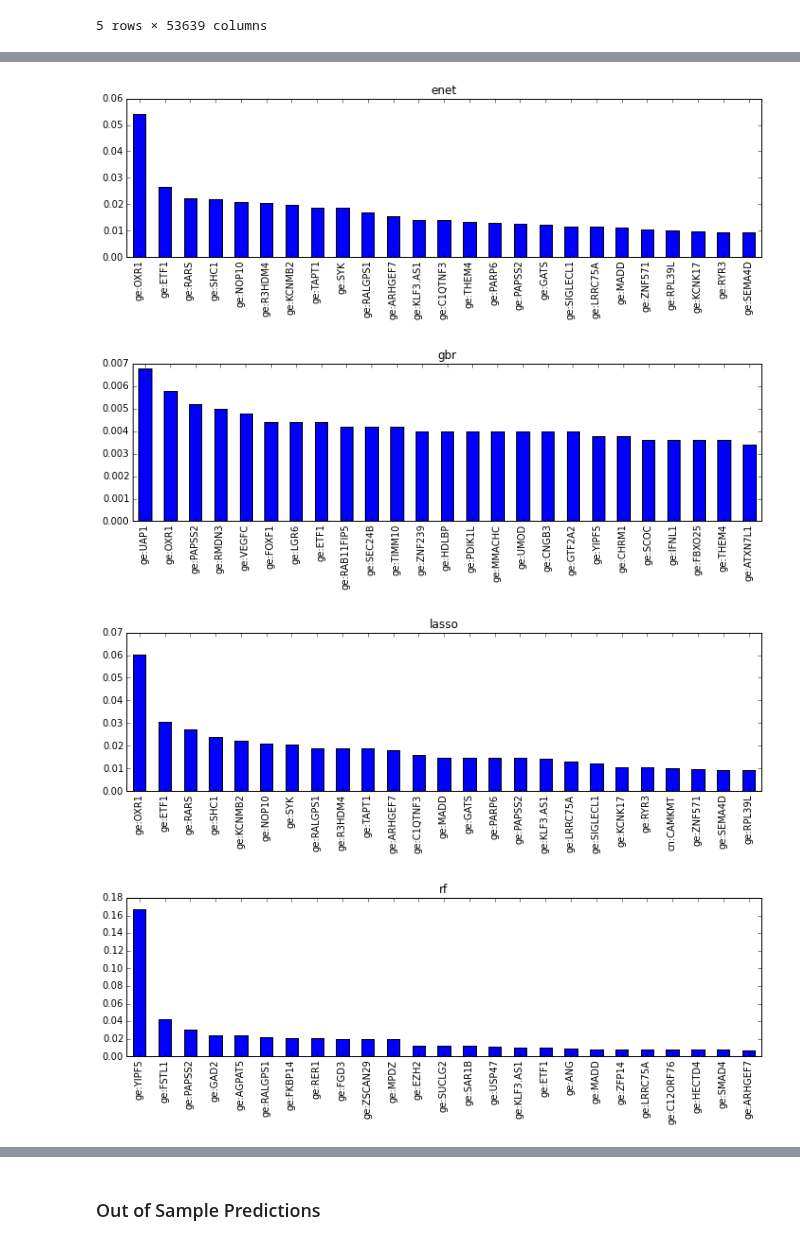
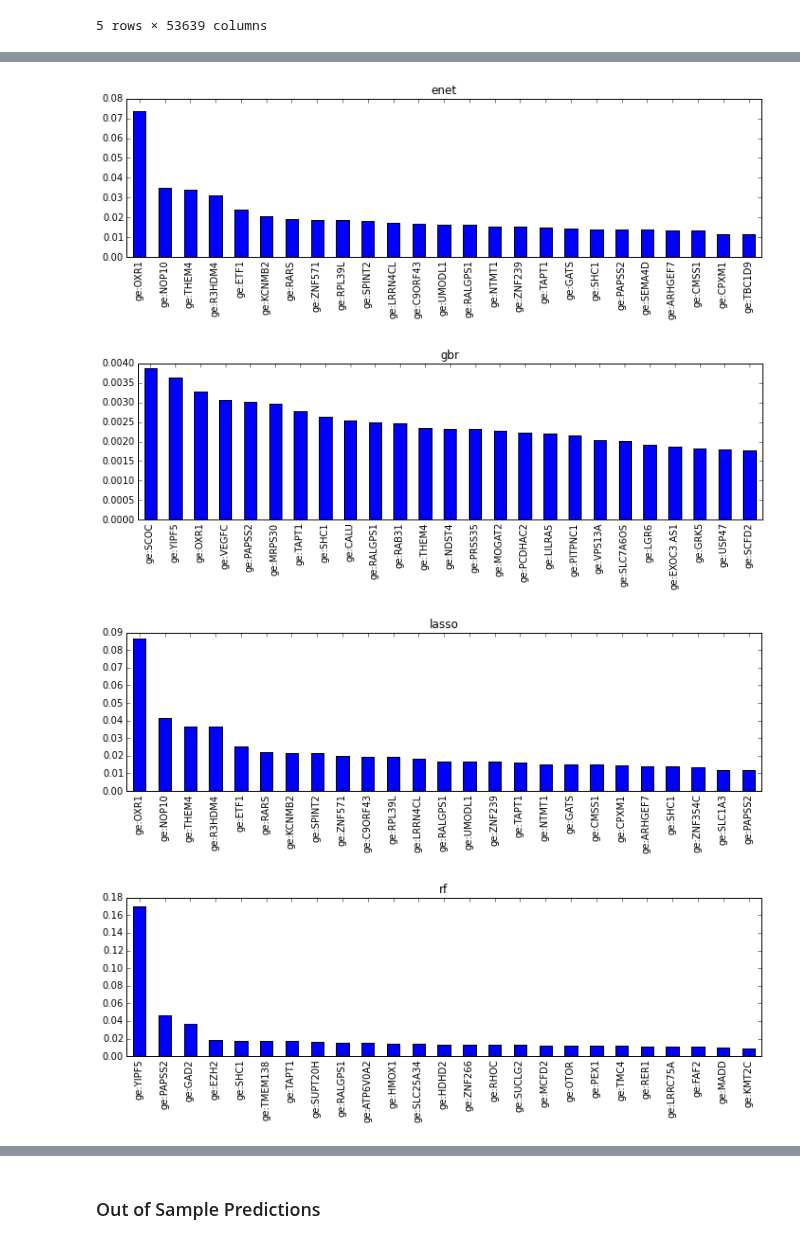
Before and after one commit to eric-czech/portfolio, a Jupyter notebook: demonstrative/python/notebooks/meetups/genomics_analytics.ipynb, the cells around one changed output, grey strips where cells are left out. Saved outputs shown, nothing was run; the diff lists cells and outputs as text; code cells hidden in the pictures.

Commit message:
genomics analytics

```diff
--- a/demonstrative/python/notebooks/meetups/genomics_analytics.ipynb
+++ b/demonstrative/python/notebooks/meetups/genomics_analytics.ipynb
@@ -233,7 +221,7 @@ gbr_grid = {
     'learning_rate': [.001, .01, .1, 1],
     'max_features': [.0001, .001, .01],
     'min_samples_leaf': [1, 5],
-    'max_depth': [1]
+    'max_depth': [1, 2, 3]
 }
 rf_grid = {
     'n_estimators': [1, 10, 100, 250],
@@ -241,17 +229,20 @@ rf_grid = {
     'max_depth': [1]
 }
 svr_grid = {
-    'C': [1e0, 1e1, 1e2],
-    'gamma': np.logspace(-2, 2, 5),
-    'degree': [1,2]
+    'C': np.logspace(-10, -2, 8),
+    'degree': [1]
 }
+n_jobs = -1
 clfs = {
-    'gbr': RandomizedSearchCV(GradientBoostingRegressor(), gbr_grid, n_iter=20, cv=5, n_jobs=-1),
-    'rf': GridSearchCV(RandomForestRegressor(), rf_grid, cv=5, n_jobs=-1),
-    'enet': ElasticNetCV(cv=5, n_jobs=-1, max_iter=10000),
-    'svr': GridSearchCV(SVR(kernel='linear'), svr_grid, cv=5, n_jobs=-1),
-    'lasso': LassoCV(cv=5, n_jobs=-1, max_iter=10000)
+    'gbr': RandomizedSearchCV(GradientBoostingRegressor(), gbr_grid, n_iter=30, cv=5, n_jobs=n_jobs),
+    'rf': GridSearchCV(RandomForestRegressor(), rf_grid, cv=5, n_jobs=n_jobs),
+    'enet': ElasticNetCV(cv=5, n_jobs=n_jobs, max_iter=10000),
+    'svr': GridSearchCV(SVR(kernel='linear'), svr_grid, cv=5, n_jobs=n_jobs),
+    'lasso': LassoCV(cv=5, n_jobs=n_jobs, max_iter=10000)
 }
 
-res = models.run_regressors(X, y, clfs, KFold(len(y), 5), keep_X=False, par_n_jobs=1, par_verbose=10)
+res = models.run_regressors(
+    X, y, clfs, KFold(len(y), 8), keep_X=False,
+    par_n_jobs=1, par_verbose=1,
+    log_file='/tmp/genomics_cv.log')
 # %% [output]
@@ -325,10 +315,10 @@ feat_means.head()
 # %%
-for model in x:
+for model in feat_means:
     plt.figure()
     ax = feat_means[model].order(ascending=False).head(25).plot(kind='bar', figsize=(12,3))
     ax.set_title(model)
 # %% [output]
-[figure, old version]
+[figure, new version]
-[figure, old version]
+[figure, new version]
-[figure, old version]
+[figure, new version]
-[figure, old version]
+[figure, new version]
```
Also changed, not shown: parts of 16 cells of this notebook, 5 other files.
